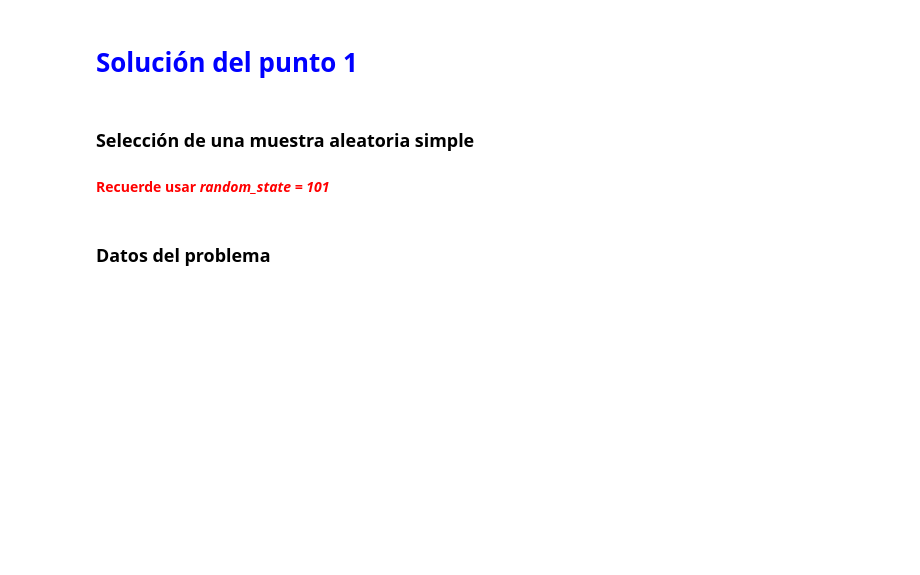
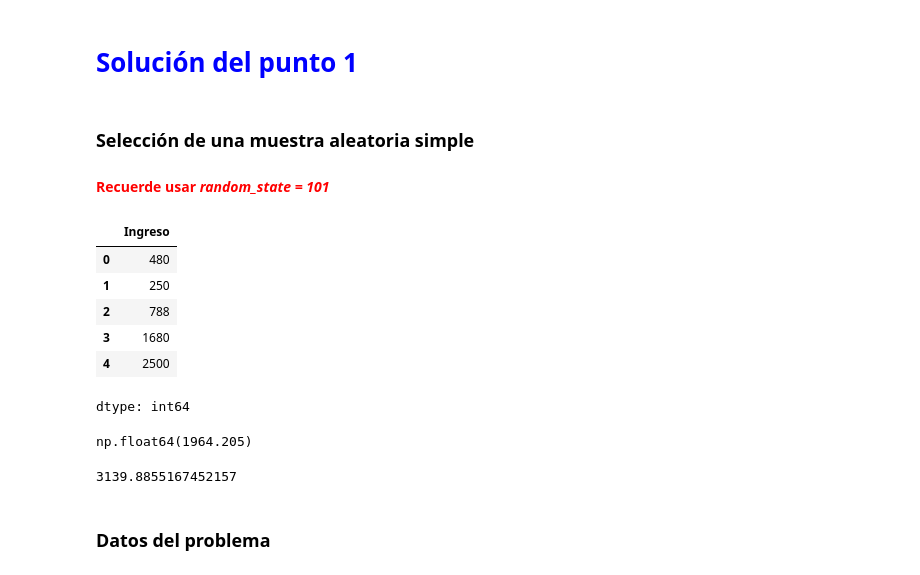
Before and after one commit to JLuceroVasquez/estadistica-con-python-probabilidad-y-muestreo, a Jupyter notebook: notebook_proyecto_final.ipynb, the cells around one changed output. Drawn from its saved outputs; the diff is of its cells as text; code cells hidden in the pictures; blank space fills up the shorter version.

```diff
--- a/notebook_proyecto_final.ipynb
+++ b/notebook_proyecto_final.ipynb
@@ -218,5 +276,28 @@ En nuestra experiencia con estudios de este tipo, sabemos que el **costo promedi
 ### Selección de una muestra aleatoria simple
 
 #### <font color='red'>Recuerde usar *random_state = 101*</font>
+# %%
+muestra_200_ingresos = datos.sample(n=200, random_state=101).Ingreso
+muestra_200_ingresos.reset_index(drop=True,inplace=True)
+
+muestra_200_ingresos.head()
+# %% [output]
+|  | Ingreso |
+| 0 | 480 |
+| 1 | 250 |
+| 2 | 788 |
+| 3 | 1680 |
+| 4 | 2500 |
+dtype: int64
+# %%
+media_200_ingresos = muestra_200_ingresos.mean()
+media_200_ingresos
+# %% [output]
+np.float64(1964.205)
+# %%
+desviacion_200_ingresos = muestra_200_ingresos.std()
+desviacion_200_ingresos
+# %% [output]
+3139.8855167452157
 # %% [markdown]
 ### Datos del problema
```
Also changed, not shown: parts of 34 cells of this notebook.
